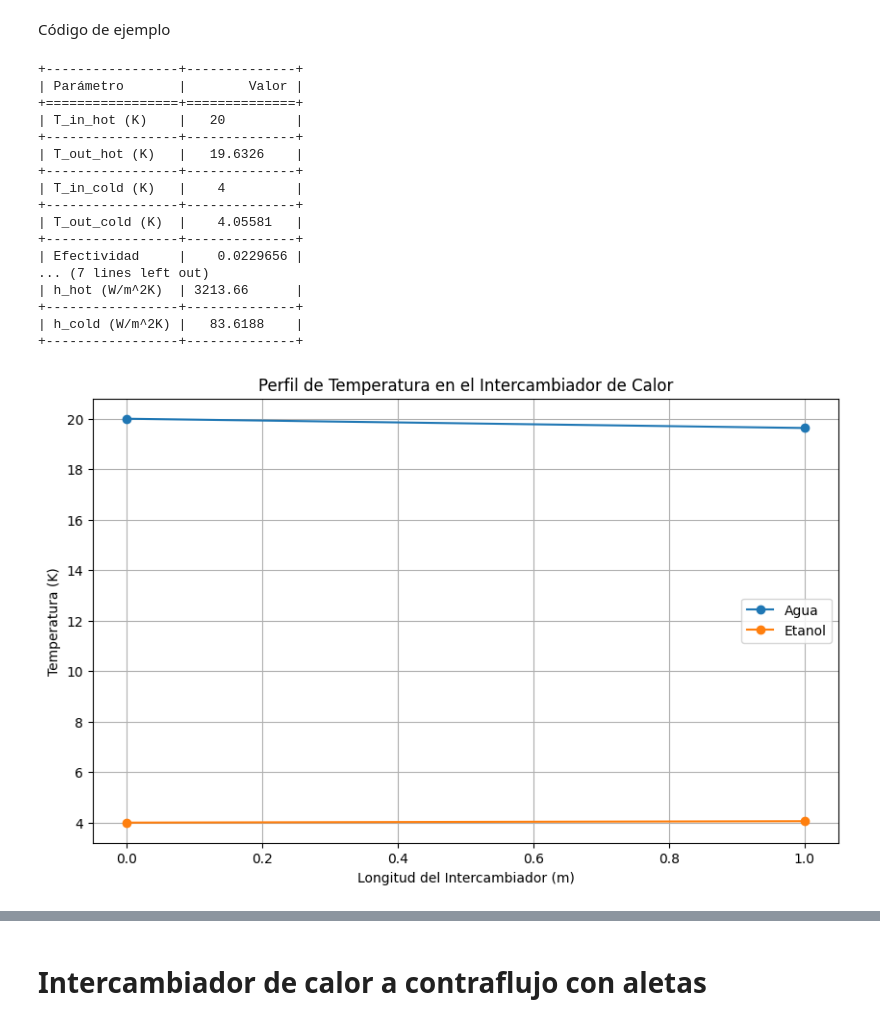
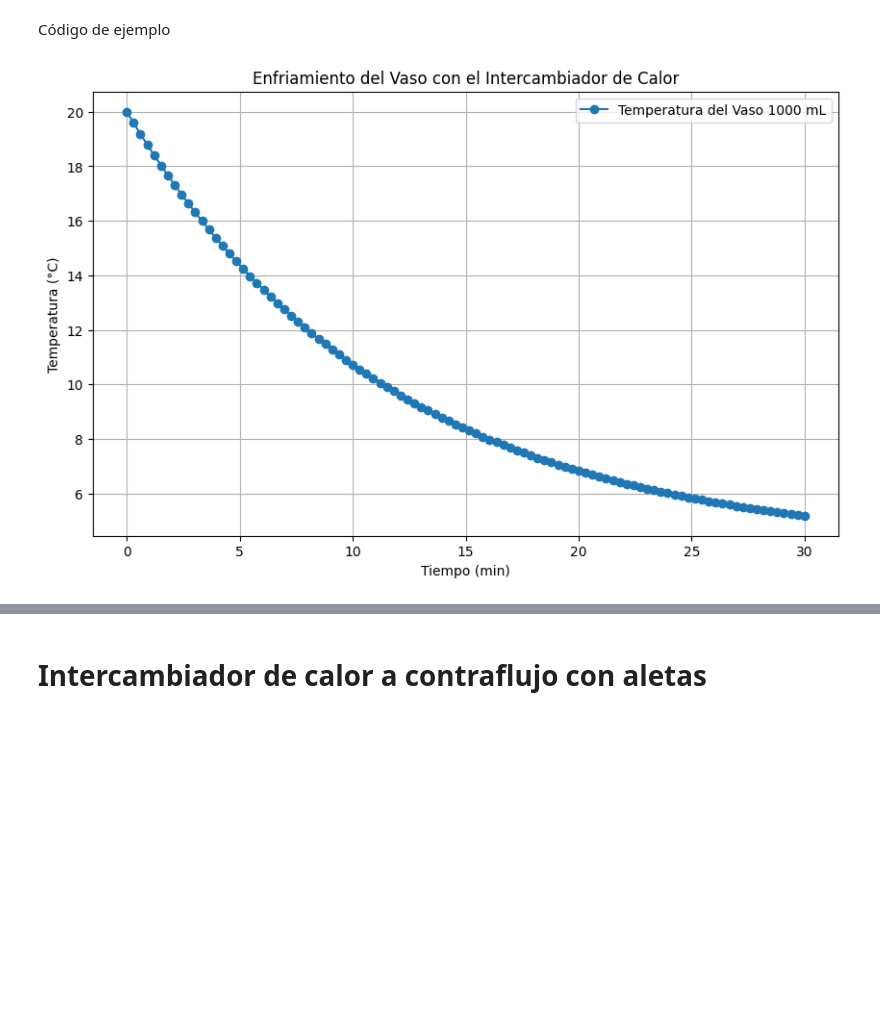
Before and after one commit to AlonsoEspinoza8/Proyecto_Titulo_Enfriador, a Jupyter notebook: Enfriador/counterflow_heat_exchanger.ipynb, the cells around one changed output, grey strips where cells are left out. Saved outputs shown, nothing was run; the diff lists cells and outputs as text; code cells hidden in the pictures; blank space fills up the shorter version.

```diff
--- a/Enfriador/counterflow_heat_exchanger.ipynb
+++ b/Enfriador/counterflow_heat_exchanger.ipynb
@@ -227,33 +258,18 @@ Código de ejemplo
 # %%
 Q_hot = 1 * 0.001 / 60 # (pasamos de L/min a m³/s)
 Q_cold = 15 * 0.001 / 60 # (pasamos de L/min a m³/s)
 T_in_hot = 20 + 273.15  # Temperatura de entrada del fluido caliente (K)
 T_in_cold = 4 + 273.15  # Temperatura de entrada del fluido frío (K)
 D_in_hot = (6.35 - 0.76) / 1000  # Diámetro interno del tubo del fluido caliente (m)
 D_out_hot = 6.35 / 1000  # Diámetro externo del tubo del fluido caliente (m)
-D_in_cold = 4 * D_in_hot  # Diámetro interno del tubo del fluido frío (m)
-D_out_cold = 4 * D_out_hot  # Diámetro externo del tubo del fluido frío (m)
-Length = 1 # Longitud del intercambiador (m)
-k_tube = 390  # Conductividad térmica del material del tubo (W/m·K)
+D_in_cold = 8e-3  # Diámetro interno del tubo del fluido frío (m)
+D_out_cold = 10e-3  # Diámetro externo del tubo del fluido frío (m)
+Length = 0.3 # Longitud del intercambiador (m)
+k_tube = 45  # Conductividad térmica del material del tubo (W/m·K)
+V_vaso = 1000 * 1e-6  # Volumen del vaso (m^3)
 
-intercambiador = IntercambiadorContraflujo(Q_hot, Q_cold, T_in_hot, T_in_cold, D_in_hot, D_out_hot, D_in_cold, D_out_cold, Length, k_tube)
+intercambiador = IntercambiadorContraflujo(Q_hot, Q_cold, T_in_hot, T_in_cold, D_in_hot, D_out_hot, D_in_cold, D_out_cold, Length, k_tube, V_vaso)
 intercambiador.ejecutar()
+intercambiador.grafico_T_t()
 # %% [output]
-+-----------------+--------------+
-| Parámetro       |        Valor |
-+=================+==============+
-| T_in_hot (K)    |   20         |
-+-----------------+--------------+
-| T_out_hot (K)   |   19.6326    |
-+-----------------+--------------+
-| T_in_cold (K)   |    4         |
-+-----------------+--------------+
-| T_out_cold (K)  |    4.05581   |
-+-----------------+--------------+
-| Efectividad     |    0.0229656 |
-... (7 lines left out)
-| h_hot (W/m^2K)  | 3213.66      |
-+-----------------+--------------+
-| h_cold (W/m^2K) |   83.6188    |
-+-----------------+--------------+
-[figure, old version]
+[figure, new version]
```
Also changed, not shown: parts of 7 cells of this notebook, 7 other files.
